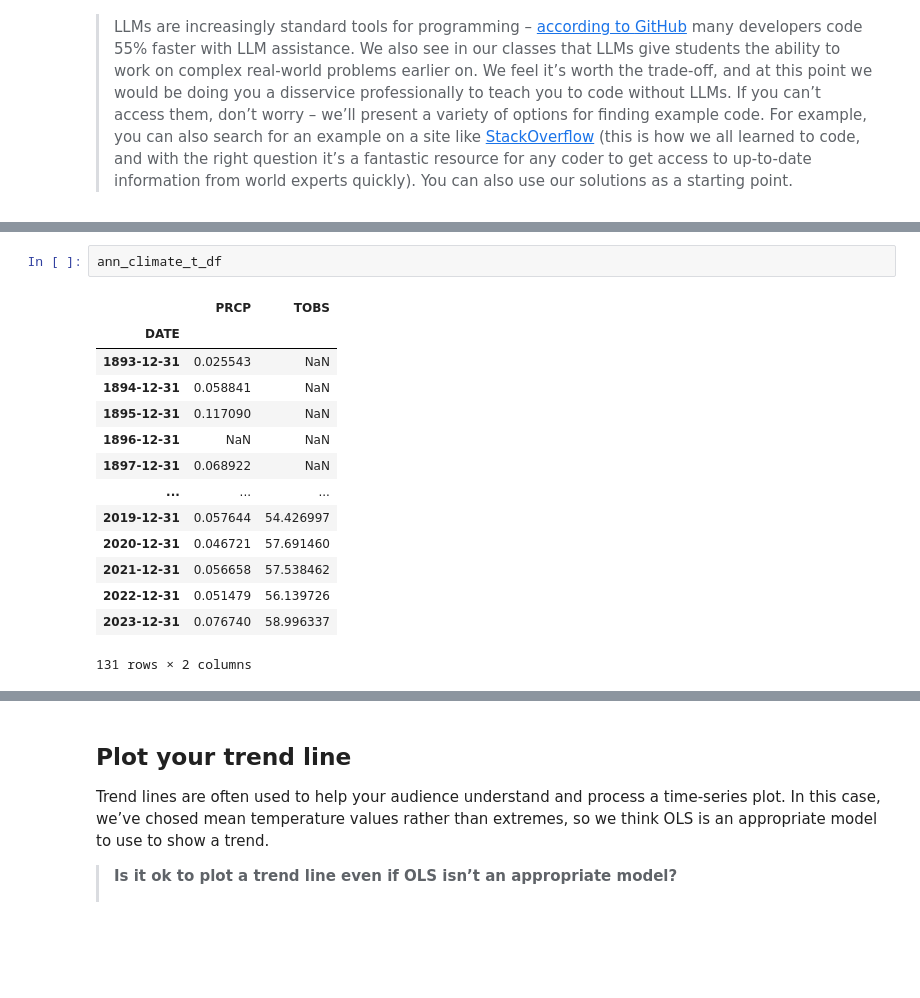
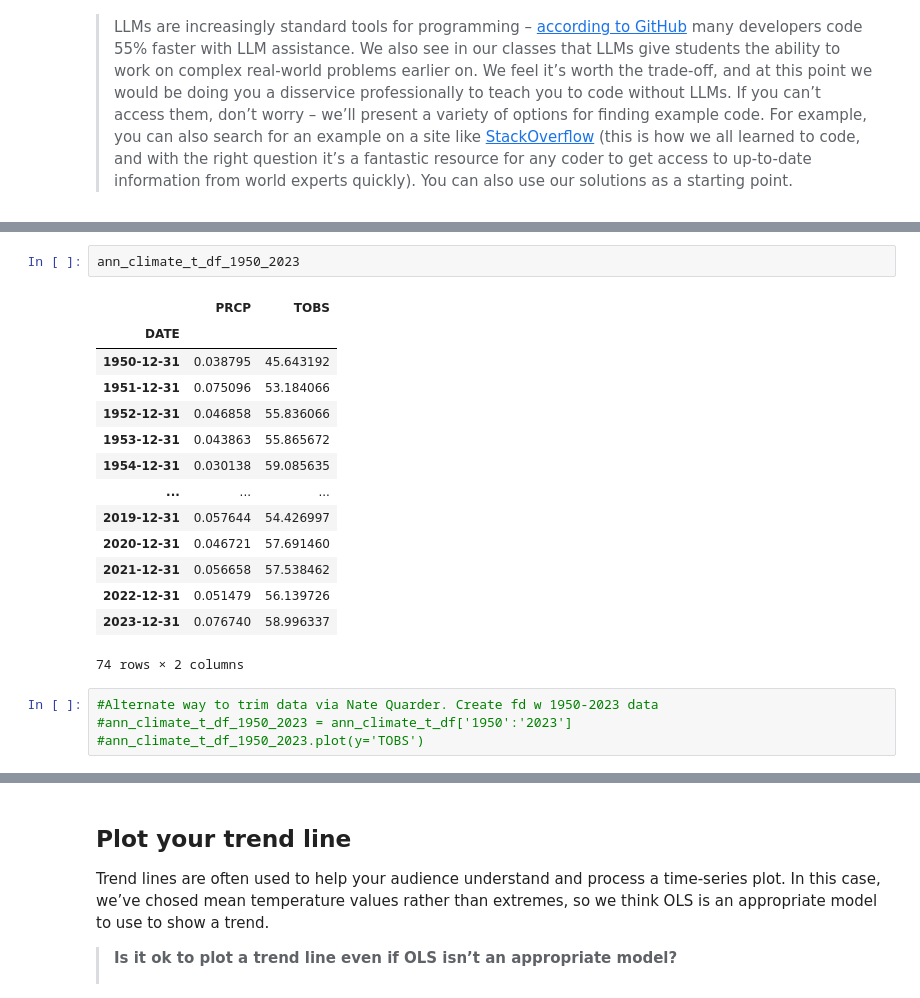
Before and after one commit to earthlab-education/climate-coding-challenge-sear2701, a Jupyter notebook: 05-climate-coding-challenge.ipynb, the cells around one changed output, grey strips where cells are left out. Saved outputs shown, nothing was run; the diff lists cells and outputs as text; blank space fills up the shorter version.

```diff
--- a/05-climate-coding-challenge.ipynb
+++ b/05-climate-coding-challenge.ipynb
@@ -146,20 +161,24 @@ include = climate_df.TOBS.resample('YS').count() /365 > .95
 # %%
-ann_climate_t_df
+ann_climate_t_df_1950_2023
 # %% [output]
 |  | PRCP | TOBS |
 | DATE |  |  |
-| 1893-12-31 | 0.025543 | NaN |
-| 1894-12-31 | 0.058841 | NaN |
-| 1895-12-31 | 0.117090 | NaN |
-| 1896-12-31 | NaN | NaN |
-| 1897-12-31 | 0.068922 | NaN |
+| 1950-12-31 | 0.038795 | 45.643192 |
+| 1951-12-31 | 0.075096 | 53.184066 |
+| 1952-12-31 | 0.046858 | 55.836066 |
+| 1953-12-31 | 0.043863 | 55.865672 |
+| 1954-12-31 | 0.030138 | 59.085635 |
 | ... | ... | ... |
 | 2019-12-31 | 0.057644 | 54.426997 |
 | 2020-12-31 | 0.046721 | 57.691460 |
 | 2021-12-31 | 0.056658 | 57.538462 |
 | 2022-12-31 | 0.051479 | 56.139726 |
 | 2023-12-31 | 0.076740 | 58.996337 |
-131 rows × 2 columns
+74 rows × 2 columns
+# %%
+#Alternate way to trim data via Nate Quarder. Create fd w 1950-2023 data
+#ann_climate_t_df_1950_2023 = ann_climate_t_df['1950':'2023']
+#ann_climate_t_df_1950_2023.plot(y='TOBS')
 # %%
 
 ## Clean up data. Trim 1893-1950
```
Also changed, not shown: parts of 11 cells of this notebook.
